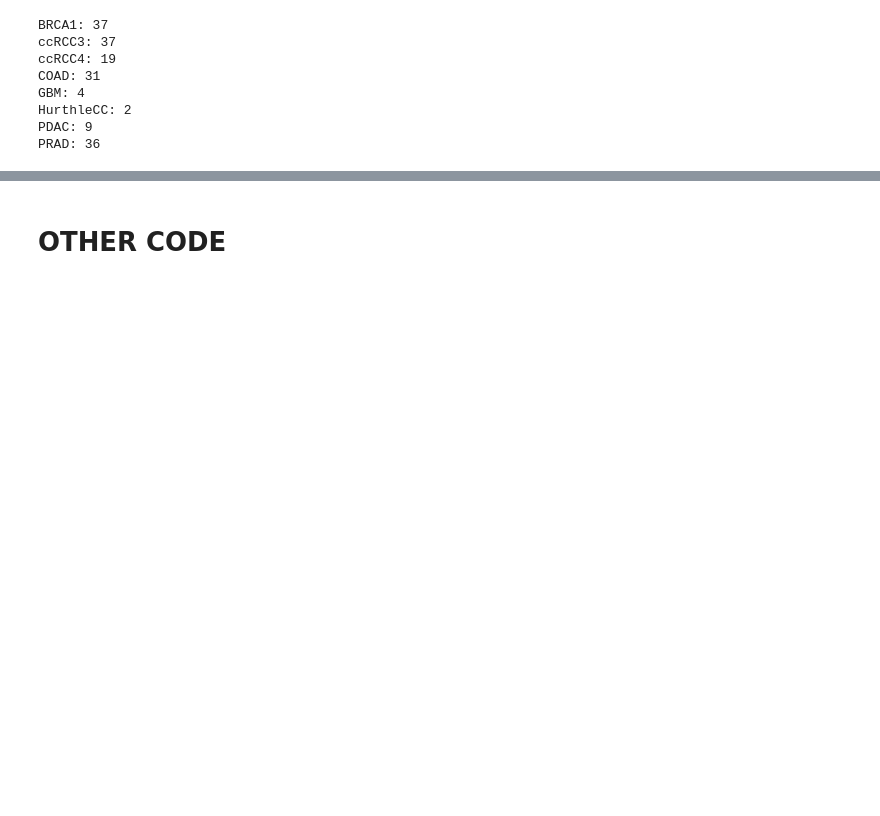
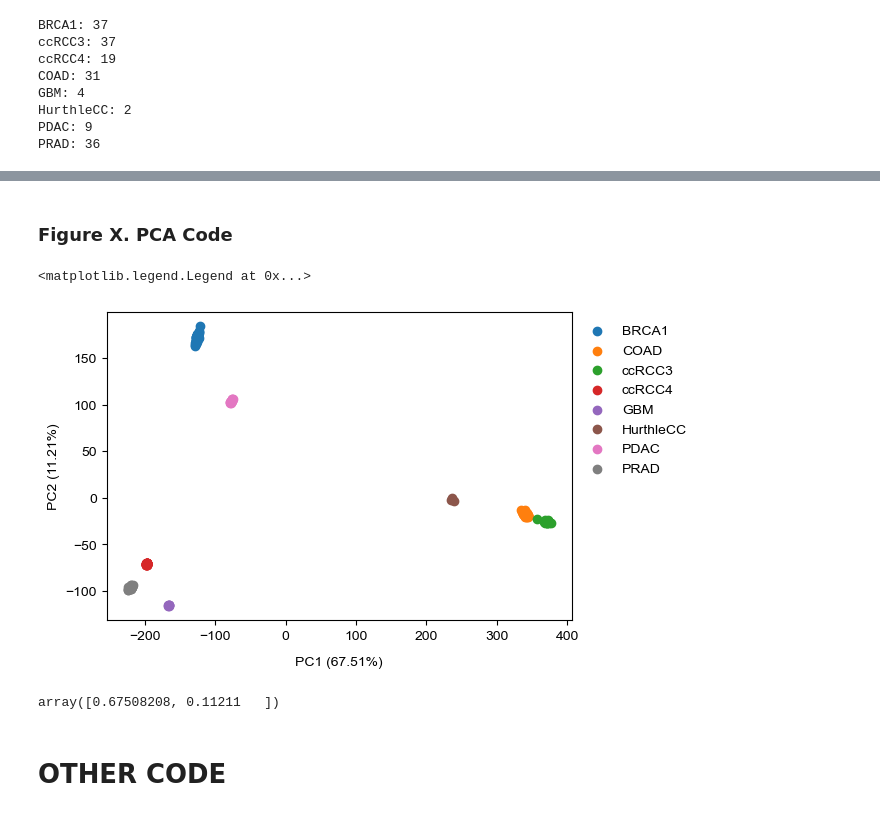
Before and after one commit to alfonsomiguelcruz/metabodgd, a Jupyter notebook: 02 - Training.ipynb, the cells around one changed output, grey strips where cells are left out. Cells and saved outputs as stored; diff of their text form; code cells hidden in the pictures; blank space fills up the shorter version.

```diff
--- a/02 - Training.ipynb
+++ b/02 - Training.ipynb
@@ -207,2 +209,33 @@ history
+# %% [markdown]
+### Figure X. PCA Code
+# %%
+from sklearn.decomposition import PCA
+pca = PCA(n_components=2)
+pca_fit = pca.fit_transform(df_log.to_numpy())
+
+fig, ax = plt.subplots(figsize=(6,4))
+### ALL
+ax.scatter(pca_fit[0:47,0]   , pca_fit[0:47,1]   , label='BRCA1'    )
+ax.scatter(pca_fit[47:94,0]  , pca_fit[47:94,1]  , label='COAD'     )
+ax.scatter(pca_fit[94:118,0]  , pca_fit[94:118,1]  , label='ccRCC3' )
+ax.scatter(pca_fit[118:157,0] , pca_fit[118:157,1] , label='ccRCC4' )
+ax.scatter(pca_fit[157:163,0], pca_fit[157:163,1], label='GBM'      )
+ax.scatter(pca_fit[163:166,0], pca_fit[163:166,1], label='HurthleCC')
+ax.scatter(pca_fit[166:178,0], pca_fit[166:178,1], label='PDAC'     )
+ax.scatter(pca_fit[178:224,0], pca_fit[178:224,1], label='PRAD'     )
+
+
+ax.set_xlabel(f'PC1 ({(pca.explained_variance_ratio_[0] * 100):.2f}%)', labelpad=10)
+ax.set_ylabel(f'PC2 ({(pca.explained_variance_ratio_[1] * 100):.2f}%)')
+# ax.set_xlabel('UMAP D1')
+# ax.set_ylabel('UMAP D2')
+ax.legend(bbox_to_anchor=(1.275, 1),loc='upper right', fancybox=False, framealpha=0.0)
+# %% [output]
+<matplotlib.legend.Legend at 0x...>
+[figure, added]
+# %%
+pca.explained_variance_ratio_
+# %% [output]
+array([0.67508208, 0.11211   ])
 # %% [markdown]
 # OTHER CODE
```
Also changed, not shown: parts of 20 cells of this notebook, 3 other files.
